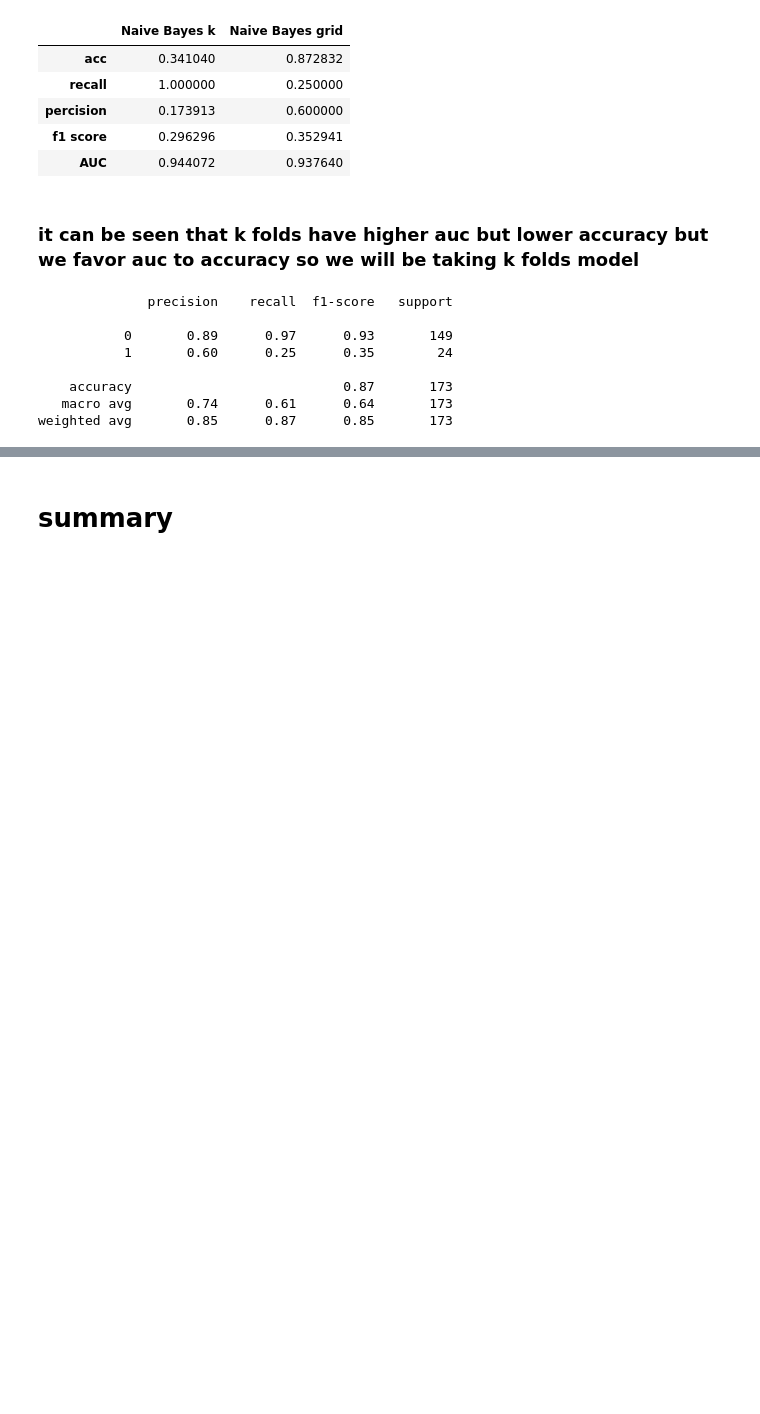
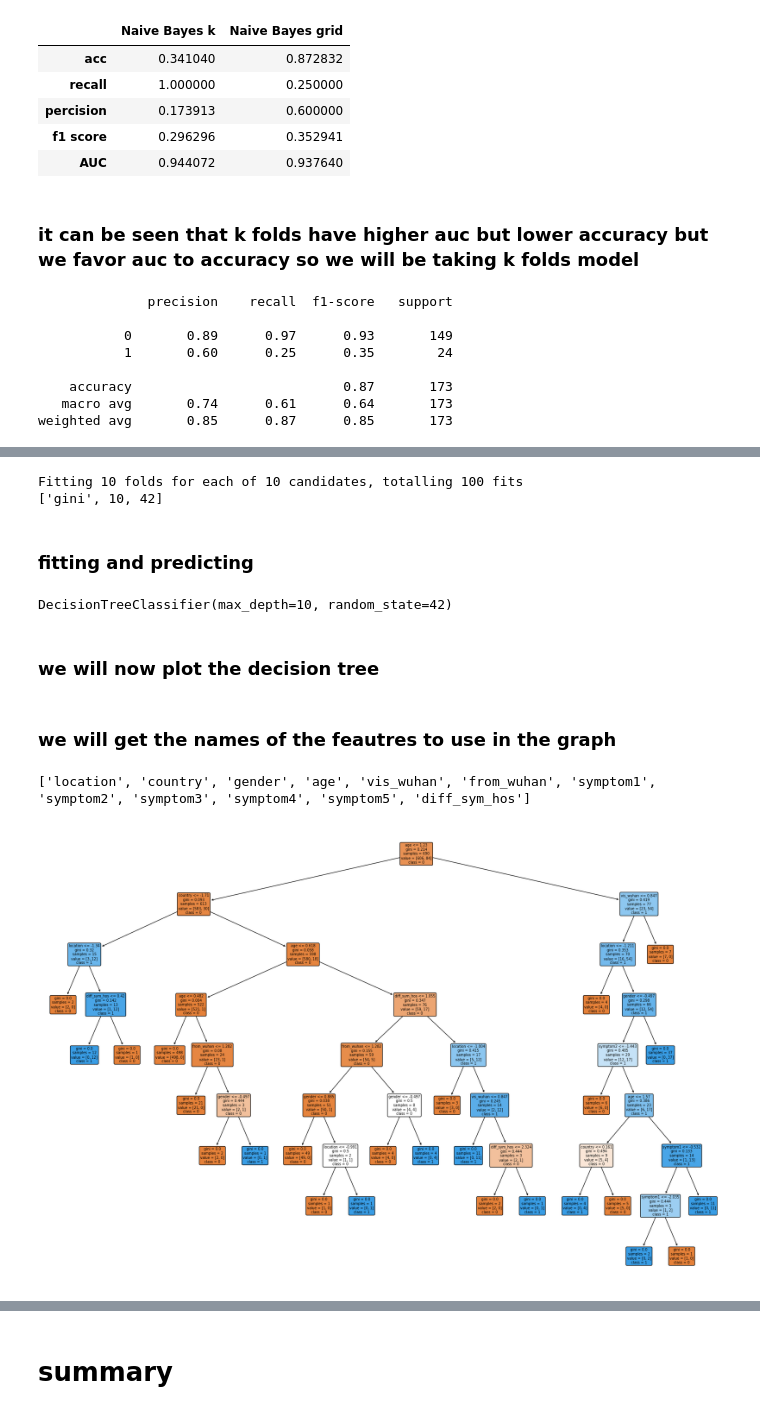
Before and after one commit to moyaser315/covid19_outcome_-prediction, a Jupyter notebook: proj.ipynb, the cells around one changed output, grey strips where cells are left out. Cells and saved outputs as stored; diff of their text form; code cells hidden in the pictures; blank space fills up the shorter version.

```diff
--- a/proj.ipynb
+++ b/proj.ipynb
@@ -603,0 +612,54 @@ weighted avg       0.85      0.87      0.85       173
+# %%
+from sklearn.tree import DecisionTreeClassifier
+DT_model = DecisionTreeClassifier()
+
+# paramaters list for gridsearch
+param_grid = [
+    {
+        'criterion': ['gini', 'entropy'],
+        'max_depth': list(range(4,13,2)),
+        'random_state' :[42]
+    }
+]
+
+grid_search = GridSearchCV(DT_model, param_grid, cv=10, scoring='recall',verbose=1)
+
+#fitting the model to the training data
+grid_search.fit(X_train, y_train)
+
+best_params = list(grid_search.best_params_.values())
+print(best_params)
+# %% [output]
+Fitting 10 folds for each of 10 candidates, totalling 100 fits
+['gini', 10, 42]
+# %% [markdown]
+### fitting and predicting
+# %%
+best_model_DT =  DecisionTreeClassifier(criterion='gini',max_depth=10,random_state=42)
+best_model_DT.fit(X_train,y_train)
+# %% [output]
+DecisionTreeClassifier(max_depth=10, random_state=42)
+# %% [markdown]
+### we will now plot the decision tree
+# %% [markdown]
+### we will get the names of the feautres to use in the graph
+# %%
+fut = df.columns.tolist()
+fut=fut[:-3]+[fut[-2]]
+print(fut)
+## those are the feautres without sym 6 and result as one is dropped and the other is the prediction
+# %% [output]
+['location', 'country', 'gender', 'age', 'vis_wuhan', 'from_wuhan', 'symptom1', 'symptom2', 'symptom3', 'symptom4', 'symptom5', 'diff_sym_hos']
+# %%
+from sklearn.tree import plot_tree
+import matplotlib.pyplot as plt
+import pydotplus
+# Plot the decision tree
+plt.figure(figsize=(24, 16))
+
+dot_data = plot_tree(best_model_DT, filled=True,feature_names=fut, class_names=['0','1'], rounded=True)
+plt.savefig('decision_tree.png')
+
+plt.show()
+# %% [output]
+[figure, added]
```
Also changed, not shown: parts of 12 cells of this notebook.
